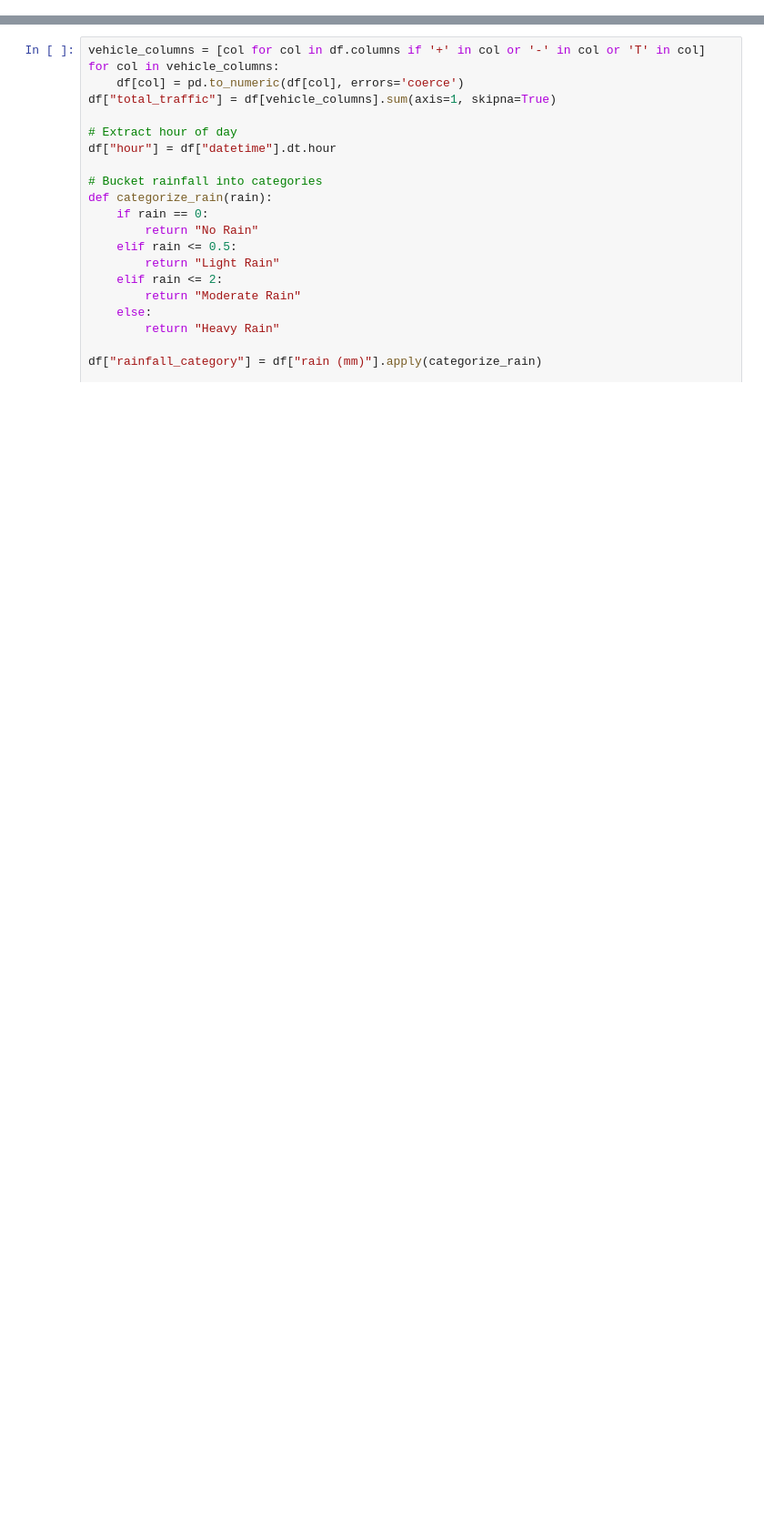
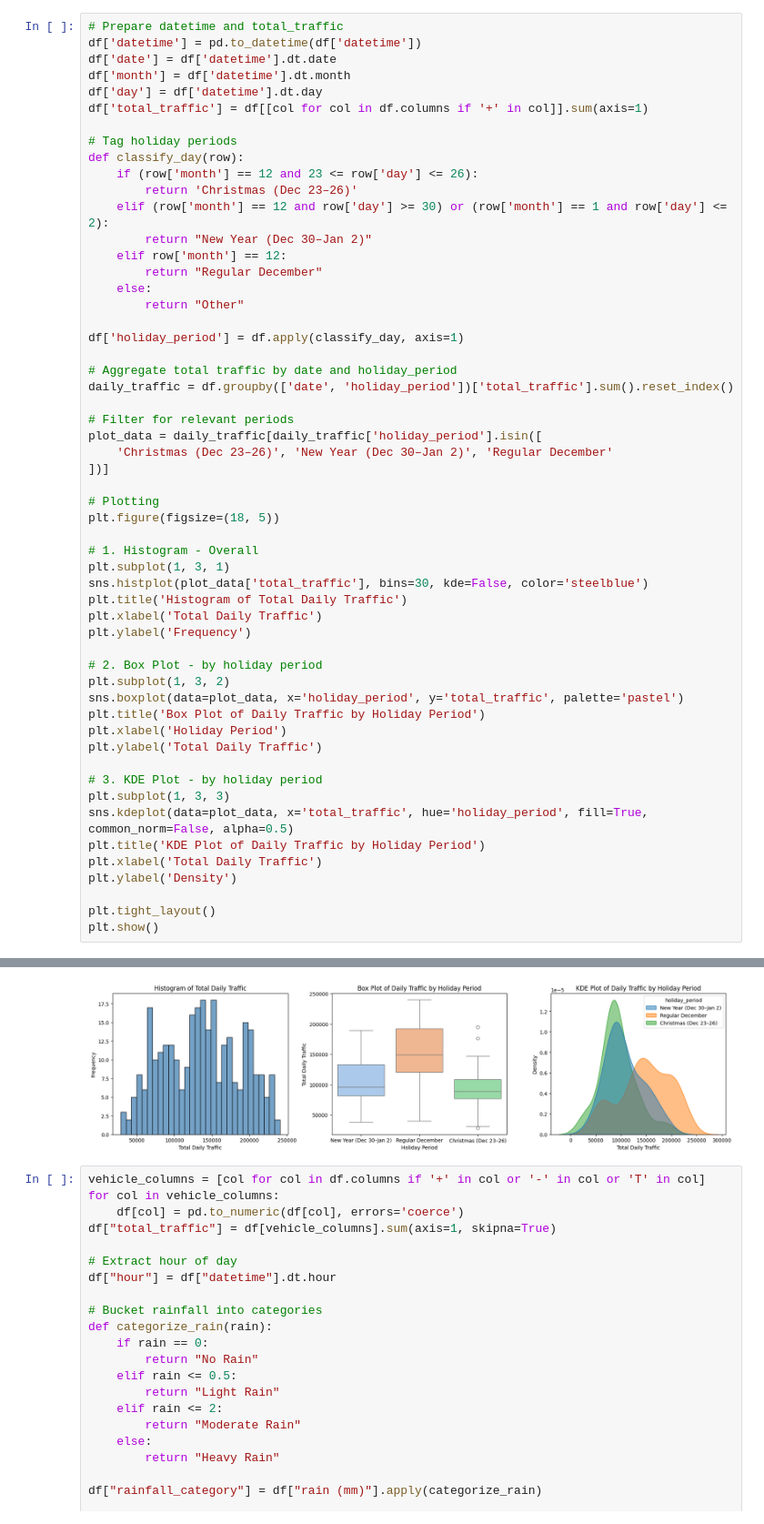
Before and after one commit to muhikristof/socialdata2025-group60-final, a Jupyter notebook: kristof_s240194.ipynb, the cells around one changed output, grey strips where cells are left out. Shown: that part at 91% size. Drawn from its saved outputs; the diff is of its cells as text; blank space fills up the shorter version.

Commit message:
Add some basic distribution plots

```diff
--- a/kristof_s240194.ipynb
+++ b/kristof_s240194.ipynb
@@ -40,0 +52,56 @@ df = df.reset_index()
+# %%
+# Prepare datetime and total_traffic
+df['datetime'] = pd.to_datetime(df['datetime'])
+df['date'] = df['datetime'].dt.date
+df['month'] = df['datetime'].dt.month
+df['day'] = df['datetime'].dt.day
+df['total_traffic'] = df[[col for col in df.columns if '+' in col]].sum(axis=1)
+
+# Tag holiday periods
+def classify_day(row):
+    if (row['month'] == 12 and 23 <= row['day'] <= 26):
+        return 'Christmas (Dec 23–26)'
+    elif (row['month'] == 12 and row['day'] >= 30) or (row['month'] == 1 and row['day'] <= 2):
+        return "New Year (Dec 30–Jan 2)"
+    elif row['month'] == 12:
+        return "Regular December"
+    else:
+        return "Other"
+
+df['holiday_period'] = df.apply(classify_day, axis=1)
+
+# Aggregate total traffic by date and holiday_period
+daily_traffic = df.groupby(['date', 'holiday_period'])['total_traffic'].sum().reset_index()
+
+# Filter for relevant periods
+plot_data = daily_traffic[daily_traffic['holiday_period'].isin([
+    'Christmas (Dec 23–26)', 'New Year (Dec 30–Jan 2)', 'Regular December'
+])]
+
+# Plotting
+plt.figure(figsize=(18, 5))
+
+# 1. Histogram - Overall
+plt.subplot(1, 3, 1)
+sns.histplot(plot_data['total_traffic'], bins=30, kde=False, color='steelblue')
+plt.title('Histogram of Total Daily Traffic')
+plt.xlabel('Total Daily Traffic')
+plt.ylabel('Frequency')
+
+# 2. Box Plot - by holiday period
+plt.subplot(1, 3, 2)
+sns.boxplot(data=plot_data, x='holiday_period', y='total_traffic', palette='pastel')
+plt.title('Box Plot of Daily Traffic by Holiday Period')
+plt.xlabel('Holiday Period')
+plt.ylabel('Total Daily Traffic')
+
+# 3. KDE Plot - by holiday period
+plt.subplot(1, 3, 3)
+sns.kdeplot(data=plot_data, x='total_traffic', hue='holiday_period', fill=True, common_norm=False, alpha=0.5)
+plt.title('KDE Plot of Daily Traffic by Holiday Period')
+plt.xlabel('Total Daily Traffic')
+plt.ylabel('Density')
+
+plt.tight_layout()
+plt.show()
+# %% [output]
@@ -41,3 +111,4 @@ df = df.reset_index()
+[figure, added]
 # %%
 vehicle_columns = [col for col in df.columns if '+' in col or '-' in col or 'T' in col]
 for col in vehicle_columns:
```
Also changed, not shown: parts of 2 cells of this notebook, 5 other files.
